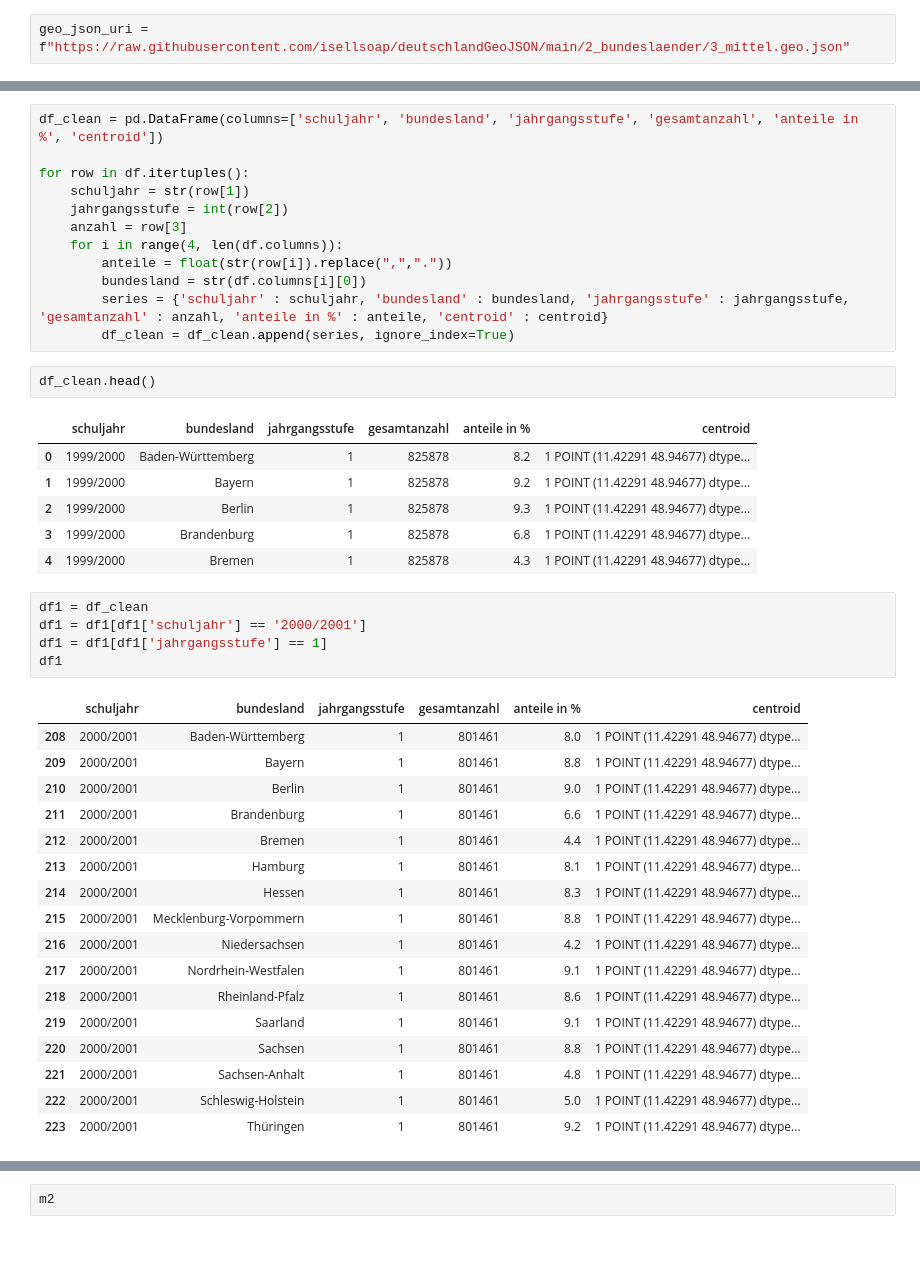
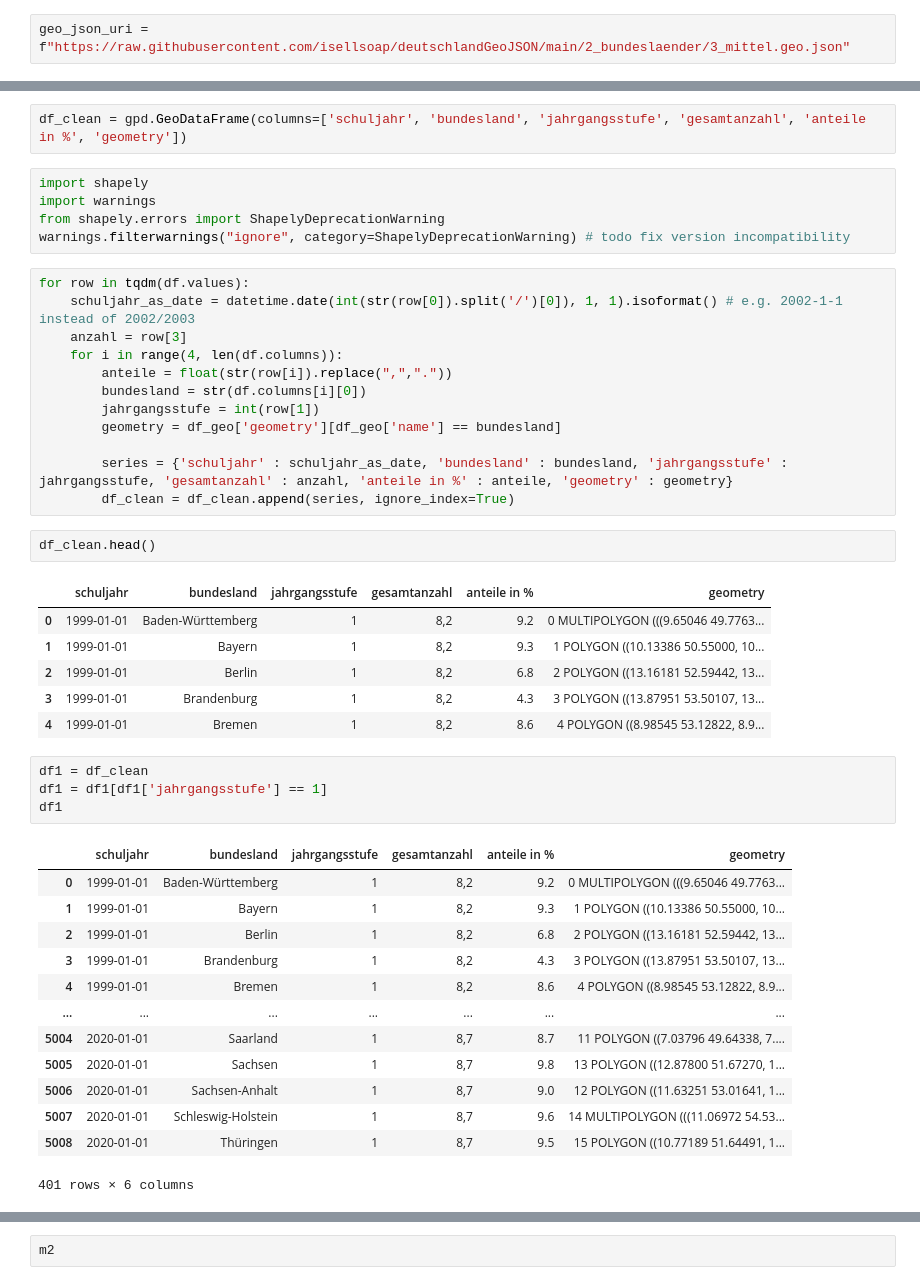
Before and after one commit to Sultanow/dt_society, a Jupyter notebook: python/education-de.ipynb, the cells around one changed output, grey strips where cells are left out. Saved outputs shown, nothing was run; the diff lists cells and outputs as text; blank space fills up the shorter version.

```diff
--- a/python/education-de.ipynb
+++ b/python/education-de.ipynb
@@ -88,45 +59,47 @@ df_centroids
+# %%
+df_clean = gpd.GeoDataFrame(columns=['schuljahr', 'bundesland', 'jahrgangsstufe', 'gesamtanzahl', 'anteile in %', 'geometry'])
+# %%
+import shapely
+import warnings
+from shapely.errors import ShapelyDeprecationWarning
+warnings.filterwarnings("ignore", category=ShapelyDeprecationWarning) # todo fix version incompatibility
 # %%
-df_clean = pd.DataFrame(columns=['schuljahr', 'bundesland', 'jahrgangsstufe', 'gesamtanzahl', 'anteile in %', 'centroid'])
-
-for row in df.itertuples():
-    schuljahr = str(row[1])
-    jahrgangsstufe = int(row[2])
+for row in tqdm(df.values):
+    schuljahr_as_date = datetime.date(int(str(row[0]).split('/')[0]), 1, 1).isoformat() # e.g. 2002-1-1 instead of 2002/2003
     anzahl = row[3]
     for i in range(4, len(df.columns)):
         anteile = float(str(row[i]).replace(",","."))
         bundesland = str(df.columns[i][0])
-        series = {'schuljahr' : schuljahr, 'bundesland' : bundesland, 'jahrgangsstufe' : jahrgangsstufe, 'gesamtanzahl' : anzahl, 'anteile in %' : anteile, 'centroid' : centroid}
+        jahrgangsstufe = int(row[1])
+        geometry = df_geo['geometry'][df_geo['name'] == bundesland]
+
+        series = {'schuljahr' : schuljahr_as_date, 'bundesland' : bundesland, 'jahrgangsstufe' : jahrgangsstufe, 'gesamtanzahl' : anzahl, 'anteile in %' : anteile, 'geometry' : geometry}
         df_clean = df_clean.append(series, ignore_index=True)
 # %%
 df_clean.head()
 # %% [output]
-|  | schuljahr | bundesland | jahrgangsstufe | gesamtanzahl | anteile in % | centroid |
-| 0 | 1999/2000 | Baden-Württemberg | 1 | 825878 | 8.2 | 1 POINT (11.42291 48.94677) dtype... |
-| 1 | 1999/2000 | Bayern | 1 | 825878 | 9.2 | 1 POINT (11.42291 48.94677) dtype... |
-| 2 | 1999/2000 | Berlin | 1 | 825878 | 9.3 | 1 POINT (11.42291 48.94677) dtype... |
-| 3 | 1999/2000 | Brandenburg | 1 | 825878 | 6.8 | 1 POINT (11.42291 48.94677) dtype... |
-| 4 | 1999/2000 | Bremen | 1 | 825878 | 4.3 | 1 POINT (11.42291 48.94677) dtype... |
+|  | schuljahr | bundesland | jahrgangsstufe | gesamtanzahl | anteile in % | geometry |
+| 0 | 1999-01-01 | Baden-Württemberg | 1 | 8,2 | 9.2 | 0 MULTIPOLYGON (((9.65046 49.7763... |
+| 1 | 1999-01-01 | Bayern | 1 | 8,2 | 9.3 | 1 POLYGON ((10.13386 50.55000, 10... |
+| 2 | 1999-01-01 | Berlin | 1 | 8,2 | 6.8 | 2 POLYGON ((13.16181 52.59442, 13... |
+| 3 | 1999-01-01 | Brandenburg | 1 | 8,2 | 4.3 | 3 POLYGON ((13.87951 53.50107, 13... |
+| 4 | 1999-01-01 | Bremen | 1 | 8,2 | 8.6 | 4 POLYGON ((8.98545 53.12822, 8.9... |
 # %%
 df1 = df_clean
-df1 = df1[df1['schuljahr'] == '2000/2001']
 df1 = df1[df1['jahrgangsstufe'] == 1]
 df1
 # %% [output]
-|  | schuljahr | bundesland | jahrgangsstufe | gesamtanzahl | anteile in % | centroid |
-| 208 | 2000/2001 | Baden-Württemberg | 1 | 801461 | 8.0 | 1 POINT (11.42291 48.94677) dtype... |
-| 209 | 2000/2001 | Bayern | 1 | 801461 | 8.8 | 1 POINT (11.42291 48.94677) dtype... |
-| 210 | 2000/2001 | Berlin | 1 | 801461 | 9.0 | 1 POINT (11.42291 48.94677) dtype... |
-| 211 | 2000/2001 | Brandenburg | 1 | 801461 | 6.6 | 1 POINT (11.42291 48.94677) dtype... |
-| 212 | 2000/2001 | Bremen | 1 | 801461 | 4.4 | 1 POINT (11.42291 48.94677) dtype... |
-| 213 | 2000/2001 | Hamburg | 1 | 801461 | 8.1 | 1 POINT (11.42291 48.94677) dtype... |
-| 214 | 2000/2001 | Hessen | 1 | 801461 | 8.3 | 1 POINT (11.42291 48.94677) dtype... |
-| 215 | 2000/2001 | Mecklenburg-Vorpommern | 1 | 801461 | 8.8 | 1 POINT (11.42291 48.94677) dtype... |
-| 216 | 2000/2001 | Niedersachsen | 1 | 801461 | 4.2 | 1 POINT (11.42291 48.94677) dtype... |
-| 217 | 2000/2001 | Nordrhein-Westfalen | 1 | 801461 | 9.1 | 1 POINT (11.42291 48.94677) dtype... |
-| 218 | 2000/2001 | Rheinland-Pfalz | 1 | 801461 | 8.6 | 1 POINT (11.42291 48.94677) dtype... |
-| 219 | 2000/2001 | Saarland | 1 | 801461 | 9.1 | 1 POINT (11.42291 48.94677) dtype... |
-| 220 | 2000/2001 | Sachsen | 1 | 801461 | 8.8 | 1 POINT (11.42291 48.94677) dtype... |
-| 221 | 2000/2001 | Sachsen-Anhalt | 1 | 801461 | 4.8 | 1 POINT (11.42291 48.94677) dtype... |
-| 222 | 2000/2001 | Schleswig-Holstein | 1 | 801461 | 5.0 | 1 POINT (11.42291 48.94677) dtype... |
-| 223 | 2000/2001 | Thüringen | 1 | 801461 | 9.2 | 1 POINT (11.42291 48.94677) dtype... |
+|  | schuljahr | bundesland | jahrgangsstufe | gesamtanzahl | anteile in % | geometry |
+| 0 | 1999-01-01 | Baden-Württemberg | 1 | 8,2 | 9.2 | 0 MULTIPOLYGON (((9.65046 49.7763... |
+| 1 | 1999-01-01 | Bayern | 1 | 8,2 | 9.3 | 1 POLYGON ((10.13386 50.55000, 10... |
+| 2 | 1999-01-01 | Berlin | 1 | 8,2 | 6.8 | 2 POLYGON ((13.16181 52.59442, 13... |
+| 3 | 1999-01-01 | Brandenburg | 1 | 8,2 | 4.3 | 3 POLYGON ((13.87951 53.50107, 13... |
+| 4 | 1999-01-01 | Bremen | 1 | 8,2 | 8.6 | 4 POLYGON ((8.98545 53.12822, 8.9... |
+| ... | ... | ... | ... | ... | ... | ... |
+| 5004 | 2020-01-01 | Saarland | 1 | 8,7 | 8.7 | 11 POLYGON ((7.03796 49.64338, 7.... |
+| 5005 | 2020-01-01 | Sachsen | 1 | 8,7 | 9.8 | 13 POLYGON ((12.87800 51.67270, 1... |
+| 5006 | 2020-01-01 | Sachsen-Anhalt | 1 | 8,7 | 9.0 | 12 POLYGON ((11.63251 53.01641, 1... |
+| 5007 | 2020-01-01 | Schleswig-Holstein | 1 | 8,7 | 9.6 | 14 MULTIPOLYGON (((11.06972 54.53... |
+| 5008 | 2020-01-01 | Thüringen | 1 | 8,7 | 9.5 | 15 POLYGON ((10.77189 51.64491, 1... |
+401 rows × 6 columns
 # %%
```
Also changed, not shown: parts of 15 cells of this notebook.
